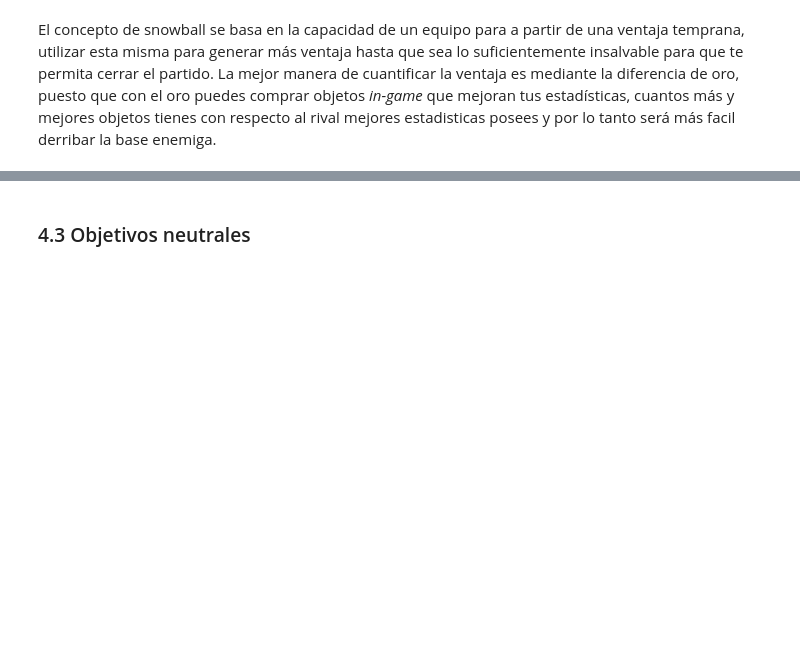
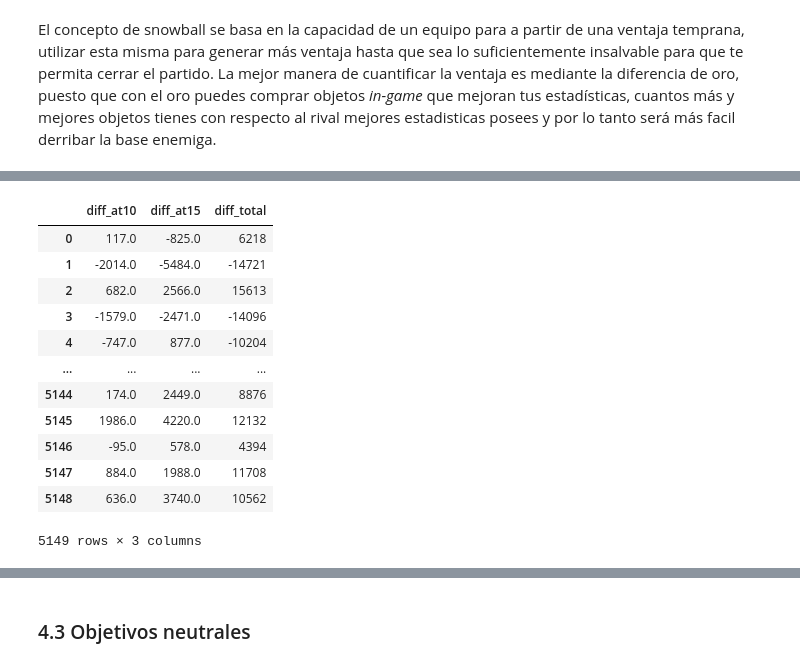
Before and after one commit to CamiloAPB/EDA_DS, a Jupyter notebook: Src/Notebooks/Exploracion_inicial.ipynb, the cells around one changed output, grey strips where cells are left out. Drawn from its saved outputs; the diff is of its cells as text; code cells hidden in the pictures; blank space fills up the shorter version.

```diff
--- a/Src/Notebooks/Exploracion_inicial.ipynb
+++ b/Src/Notebooks/Exploracion_inicial.ipynb
@@ -648,0 +598,4 @@ red_gold_stats
+# %%
+blue_gdiff10 = df_graf["blue_goldat10"] - df_graf["red_goldat10"]
+df_graf["blue_gdiff10"] = blue_gdiff10
+blue_gdiff10
@@ -648,0 +665,17 @@ red_gold_stats
+# %%
+global_gold_diff = pd.concat([pd.concat([blue_gdiff10, blue_gdiff15], axis= 1).rename(columns = {0:'diff_at10', 1:'diff_at15'}), blue_gtotaldiff], axis=1).rename(columns = {0:'diff_total'})
+global_gold_diff
+# %% [output]
+|  | diff_at10 | diff_at15 | diff_total |
+| 0 | 117.0 | -825.0 | 6218 |
+| 1 | -2014.0 | -5484.0 | -14721 |
+| 2 | 682.0 | 2566.0 | 15613 |
+| 3 | -1579.0 | -2471.0 | -14096 |
+| 4 | -747.0 | 877.0 | -10204 |
+| ... | ... | ... | ... |
+| 5144 | 174.0 | 2449.0 | 8876 |
+| 5145 | 1986.0 | 4220.0 | 12132 |
+| 5146 | -95.0 | 578.0 | 4394 |
+| 5147 | 884.0 | 1988.0 | 11708 |
+| 5148 | 636.0 | 3740.0 | 10562 |
+5149 rows × 3 columns
```
Also changed, not shown: parts of 12 cells of this notebook, 1 other file.
